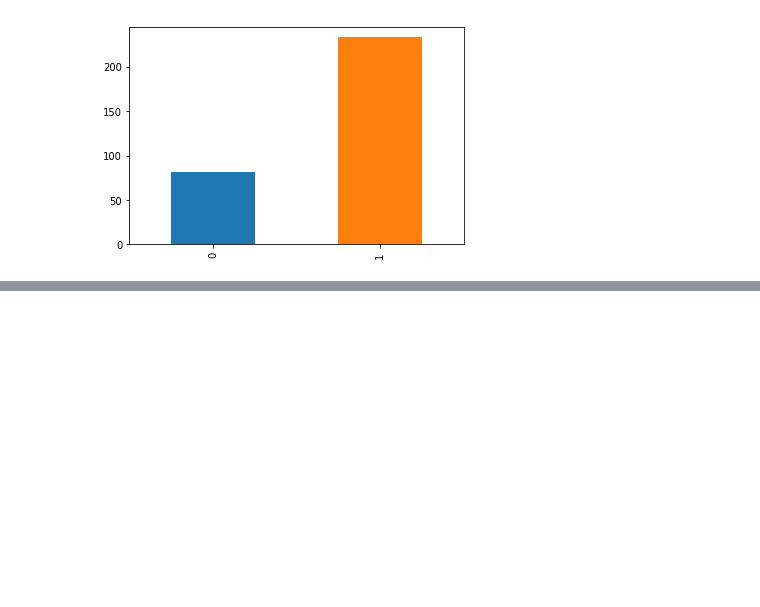
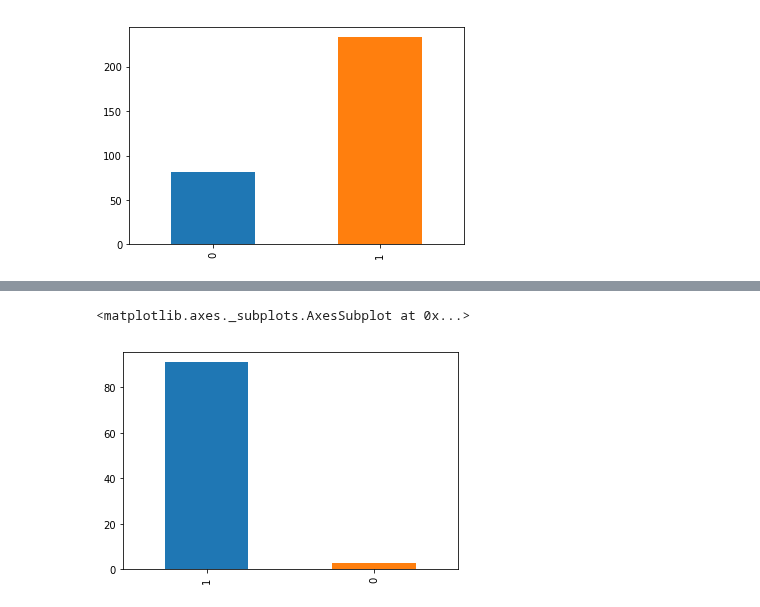
Before and after one commit to SANYAM1996/scatter-plotter, a Jupyter notebook: Titanic_survived data.ipynb, the cells around one changed output, grey strips where cells are left out. Saved outputs shown, nothing was run; the diff lists cells and outputs as text; code cells hidden in the pictures; blank space fills up the shorter version.

```diff
--- a/Titanic_survived data.ipynb
+++ b/Titanic_survived data.ipynb
@@ -169,0 +188,6 @@ data[data['Sex'] =='female']['Survived'].value_counts().sort_index().plot(kind =
+# %%
+'''surviving percentage of female is more in first class'''
+data[(data['Sex'] == 'female') & (data['Pclass'] == 1)]['Survived'].value_counts().plot(kind = 'bar')
+# %% [output]
+<matplotlib.axes._subplots.AxesSubplot at 0x...>
+[figure, added]
```
Also changed, not shown: parts of 3 cells of this notebook.
